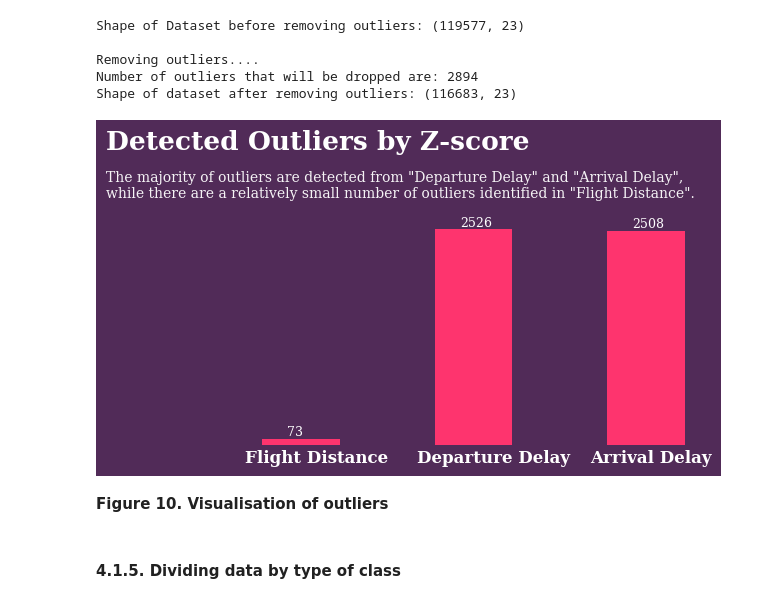
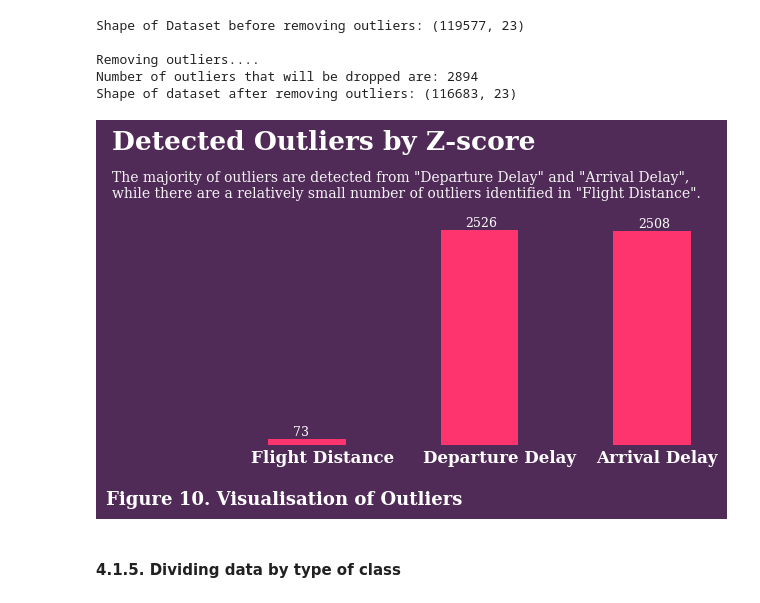
Before and after one commit to phily5051/CASA0006, a Jupyter notebook: business_traveler.ipynb, the cells around one changed output. Cells and saved outputs as stored; diff of their text form; code cells hidden in the pictures.

```diff
--- a/business_traveler.ipynb
+++ b/business_traveler.ipynb
@@ -833,36 +829,36 @@ for col in temp.columns:
 nullvalues = temp.isnull().sum()
 
 # plotting outliers in each column
 fig, ax = plt.subplots(figsize = (6,3), dpi = 100)
 fig.patch.set_facecolor(colors[2])
 ax.set_facecolor(colors[2])
 
 for loc in  ['left','right', 'bottom', 'top']:
     ax.spines[loc].set_visible(False)
 
 ax.axes.get_yaxis().set_visible(False)
 #ax.axes.get_xaxis().set_visible(False)
 
 # height of a bar is the number of outliers
 ax.bar(x = nullvalues.index , height = nullvalues.values, width = 0.45, color = colors[1])
 
 # labelling setting
 for idx,pa in enumerate(ax.patches):
     ax.text(pa.get_x() + pa.get_width()/10 +0.1 , pa.get_height() + 35, pa.get_height() ,{'font':'serif', 'size':9, 'weight':'normal', 'color':'white'}, alpha = 1)
     ax.text(pa.get_x() -0.1 , -200, nullvalues.index[idx],{'font':'serif', 'size':12, 'weight':'bold', 'color':'white'}, alpha = 1)
 
 
 fig.text(-0.1,1.11,'Detected Outliers by Z-score ', {'font':'serif', 'size':19, 'weight':'bold','color':'white'})
 fig.text(-0.1,0.95,'The majority of outliers are detected from "Departure Delay" and "Arrival Delay",\nwhile there are a relatively small number of outliers identified in "Flight Distance".', {'font':'serif', 'size':10, 'weight':'normal','color':'white'}, alpha = 0.95)
 
 ax.set_xticks(ticks = '')
 
+# title
+plt.title('Figure 10. Visualisation of Outliers', fontsize=13, fontweight='bold',x=0.08, y=-0.3, color = 'white', font = 'Serif')
 
 fig.show()
 # %% [output]
-[figure, old version]
+[figure, new version]
-# %% [markdown]
-**Figure 10. Visualisation of outliers**
 # %% [markdown]
 #### 4.1.5. Dividing data by type of class
 # %%
```
Also changed, not shown: parts of 33 cells of this notebook.
